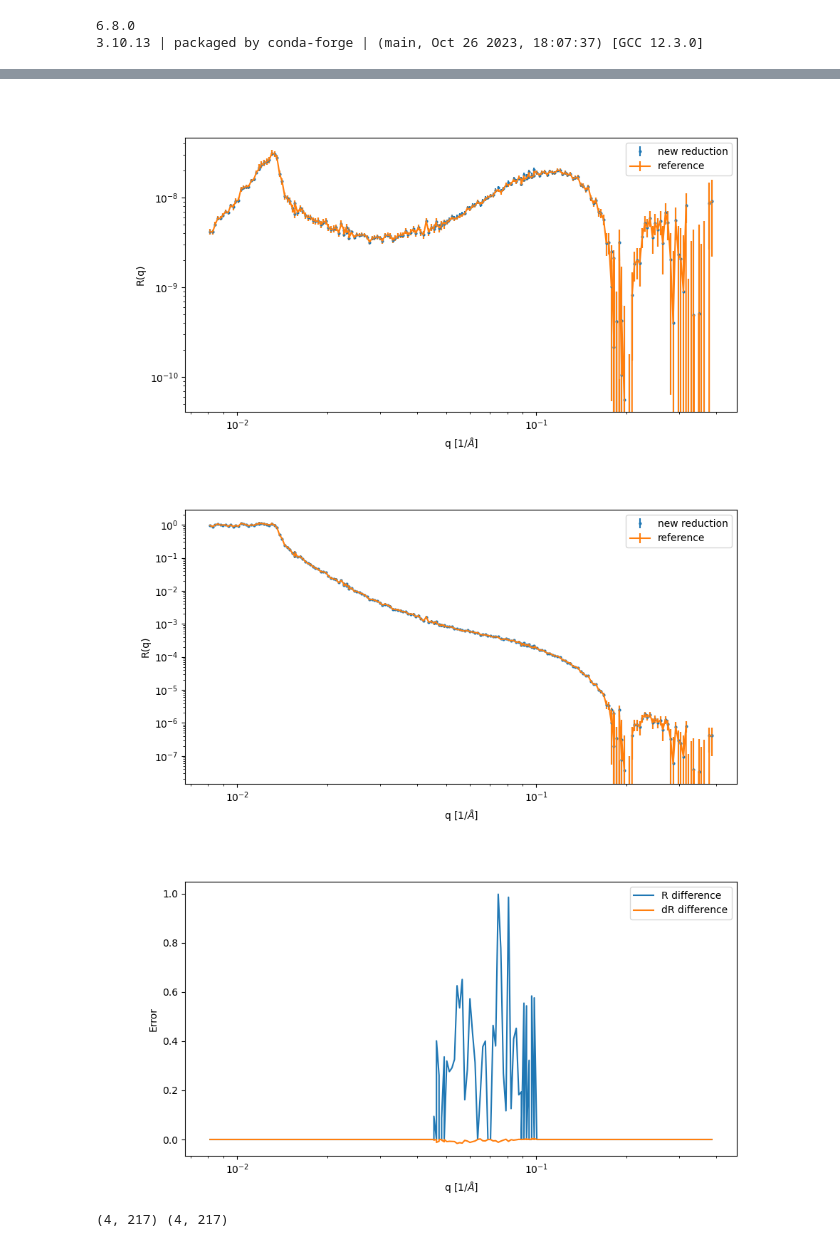
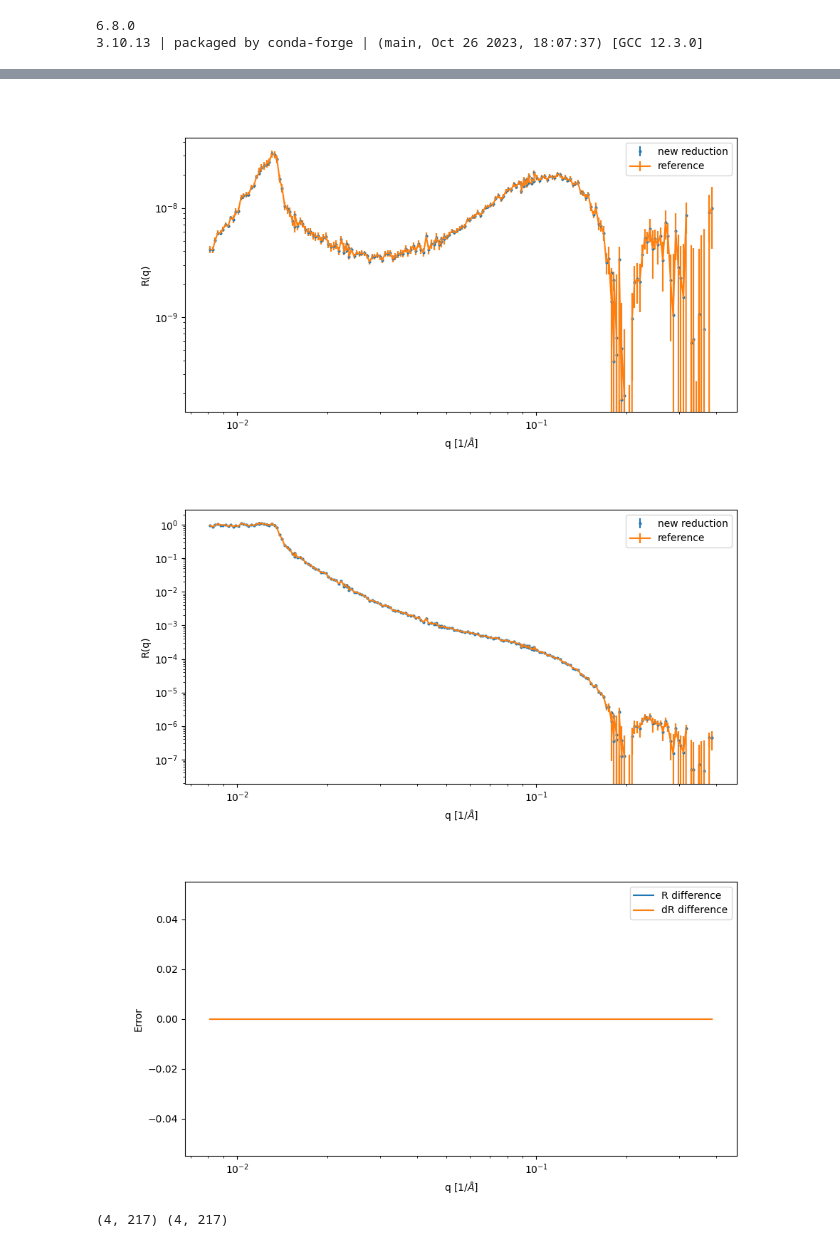
Before and after one commit to neutrons/LiquidsReflectometer, a Jupyter notebook: reduction/notebooks/background-function.ipynb, the cells around one changed output, grey strips where cells are left out. Saved outputs shown, nothing was run; the diff lists cells and outputs as text; code cells hidden in the pictures.

```diff
--- a/reduction/notebooks/background-function.ipynb
+++ b/reduction/notebooks/background-function.ipynb
@@ -75,6 +75,7 @@ Background on both sides: [131 133] [149 151]
 Normalization options: True True
 # %%
 reduced_path = os.path.join(data_dir, 'reference_rq.txt')
+reduced_path = os.path.join(data_dir, 'reference_fbck.txt')
 if os.path.isfile(reduced_path):
     _data = np.loadtxt(reduced_path).T
 
@@ -96,34 +97,35 @@ plt.show()
 
 fig, ax = plt.subplots(figsize=(10,5))
 plt.errorbar(_refl[0], _refl[1], yerr=_refl[2], markersize=4, marker='.', linestyle='', label='new reduction')
 plt.errorbar(_data[0], _data[1], yerr=_data[2], markersize=4, marker='', linestyle='-', label='reference')
 
 plt.legend()
 plt.xlabel('q [$1/\AA$]')
 plt.ylabel('R(q)')
 ax.set_yscale('log')
 ax.set_xscale('log')
 plt.show()
 
 if len(_data[1])==len(_refl[1]):
     # dQ is computed for each run in the new implementation
     fig, ax = plt.subplots(figsize=(10,5))
     plt.plot(_refl[0], np.fabs(_data[1]-_refl[1])/_refl[2], label="R difference")
     plt.plot(_refl[0], (_data[2]-_refl[2])/_refl[2], label="dR difference")
     #plt.plot(_data[0], np.fabs(_data[2]/_data[1]), label="reference")
     #plt.plot(_data[0], np.fabs(_data[2]-_refl[2]), label="reference")
     plt.xlabel('q [$1/\AA$]')
     plt.ylabel('Error')
     ax.set_yscale('linear')
     ax.set_xscale('log')
     plt.legend()
     plt.show()
 else:
     print("len(ref) = %s; len(new) = %s" % (len(_data[1]), len(_refl[1])))
 
 print(_data.shape, _refl.shape)
+assert(np.fabs(np.sum(_data[1]-_refl[1])) < 1e-10)
 # %% [output]
-[figure, old version]
+[figure, new version]
-[figure, old version]
+[figure, new version]
-[figure, old version]
+[figure, new version]
 (4, 217) (4, 217)
```
Also changed, not shown: parts of 1 cell of this notebook, 2 other files.
